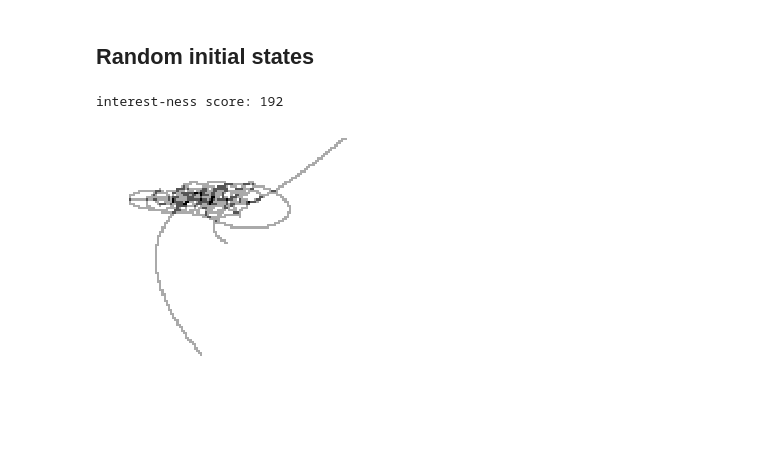
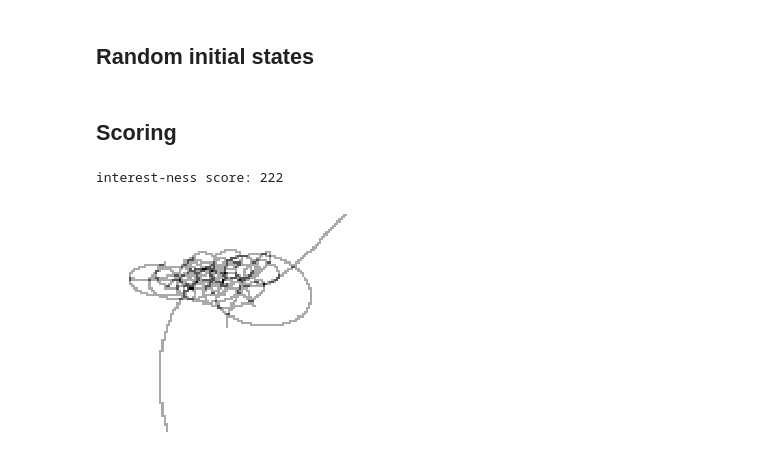
Before and after one commit to robolamp/3_body_problem_bot, a Jupyter notebook: 3_body_problem_physics_proof_of_concept.ipynb, the cells around one changed output. Saved outputs shown, nothing was run; the diff lists cells and outputs as text; code cells hidden in the pictures; blank space fills up the shorter version.

Commit message:
+ Interest-ness score

```diff
--- a/3_body_problem_physics_proof_of_concept.ipynb
+++ b/3_body_problem_physics_proof_of_concept.ipynb
@@ -173,6 +173,8 @@ def create_random_body():
     dot_x0, dot_y0 = np.random.uniform(-1.0, 1.0), np.random.uniform(-1.0, 1.0)
 
     return Body(m, x0, y0, dot_x0, dot_y0)
+# %% [markdown]
+## Scoring
 # %%
 def downscale_trajectory(trj, min_x, min_y, dx, dy):
     trj_ds = (trj - np.array([[min_x, min_y]])) / np.array([[dx, dy]])
@@ -205,14 +207,14 @@ def calc_interestness(t0, t1, t2, n_bins=100):
     return score
 # %%
 dt = 0.001
-duration = 30.0
+duration = 25.0
 min_score = 15
 
 score = 0
 while(score < min_score):
 #     b0, b1, b2 = create_random_body(), create_random_body(), create_random_body()
     t0, t1, t2 = calc_trajectories(b0, b1, b2, dt, int(duration / dt))
     score = calc_interestness(t0, t1, t2)
 # %% [output]
-interest-ness score: 192
+interest-ness score: 222
-[figure, old version]
+[figure, new version]
```
Also changed, not shown: parts of 4 cells of this notebook.
